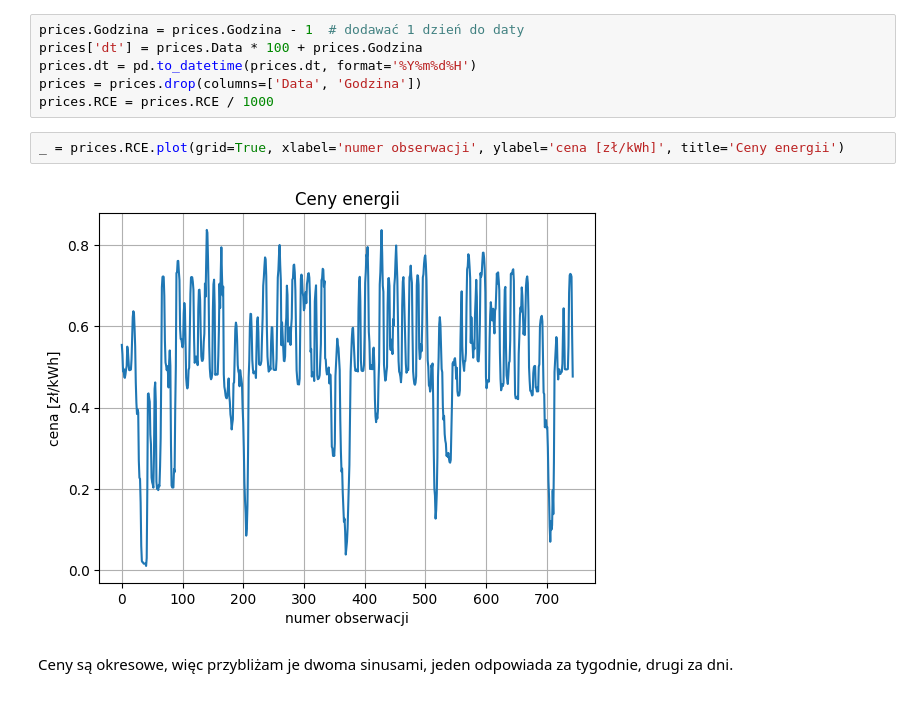
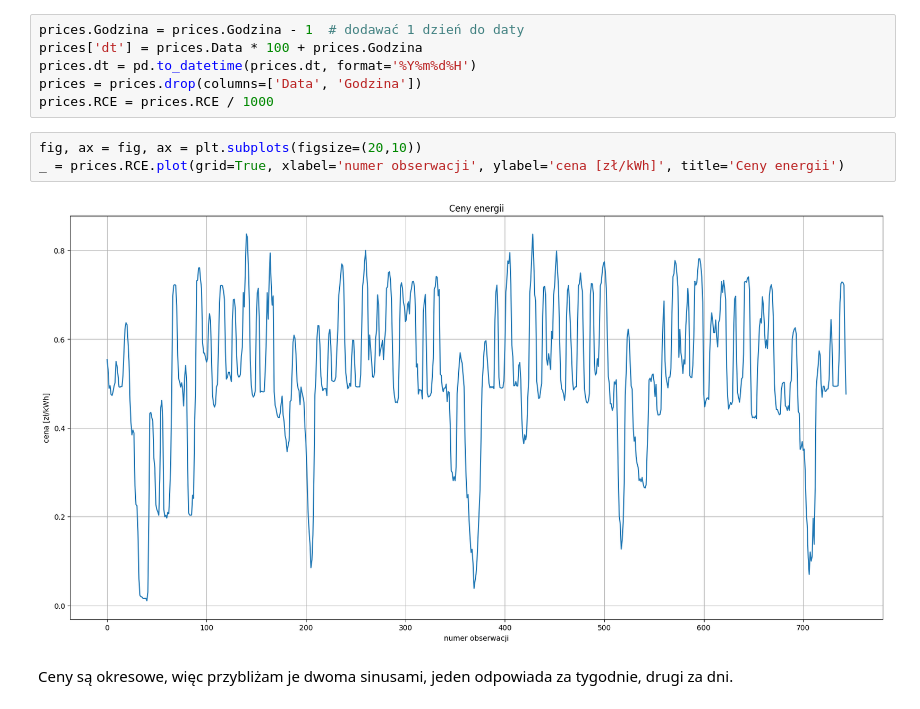
Before and after one commit to mlubneuskaya/energy, a Jupyter notebook: energy.ipynb, the cells around one changed output. Saved outputs shown, nothing was run; the diff lists cells and outputs as text.

```diff
--- a/energy.ipynb
+++ b/energy.ipynb
@@ -19,9 +19,10 @@ prices.dt = pd.to_datetime(prices.dt, format='%Y%m%d%H')
 prices = prices.drop(columns=['Data', 'Godzina'])
 prices.RCE = prices.RCE / 1000
 # %%
+fig, ax = fig, ax = plt.subplots(figsize=(20,10))
 _ = prices.RCE.plot(grid=True, xlabel='numer obserwacji', ylabel='cena [zł/kWh]', title='Ceny energii')
 # %% [output]
-[figure, old version]
+[figure, new version]
 # %% [markdown]
 Ceny są okresowe, więc przybliżam je dwoma sinusami, jeden odpowiada za tygodnie, drugi za dni.
 # %% [markdown]
```
Also changed, not shown: parts of 12 cells of this notebook.
